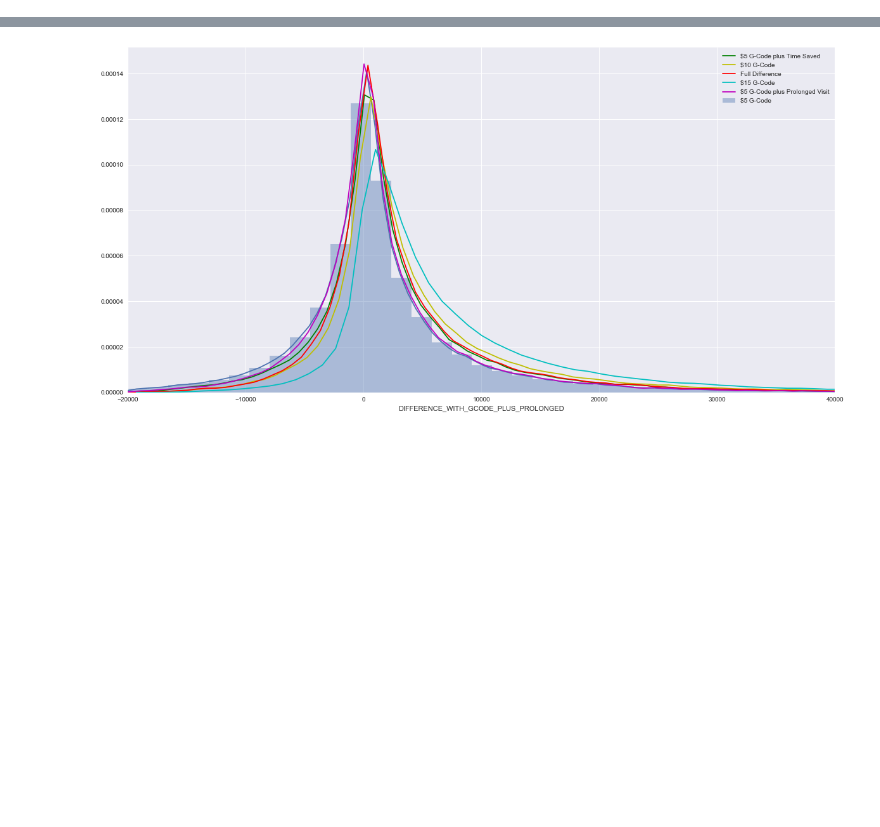
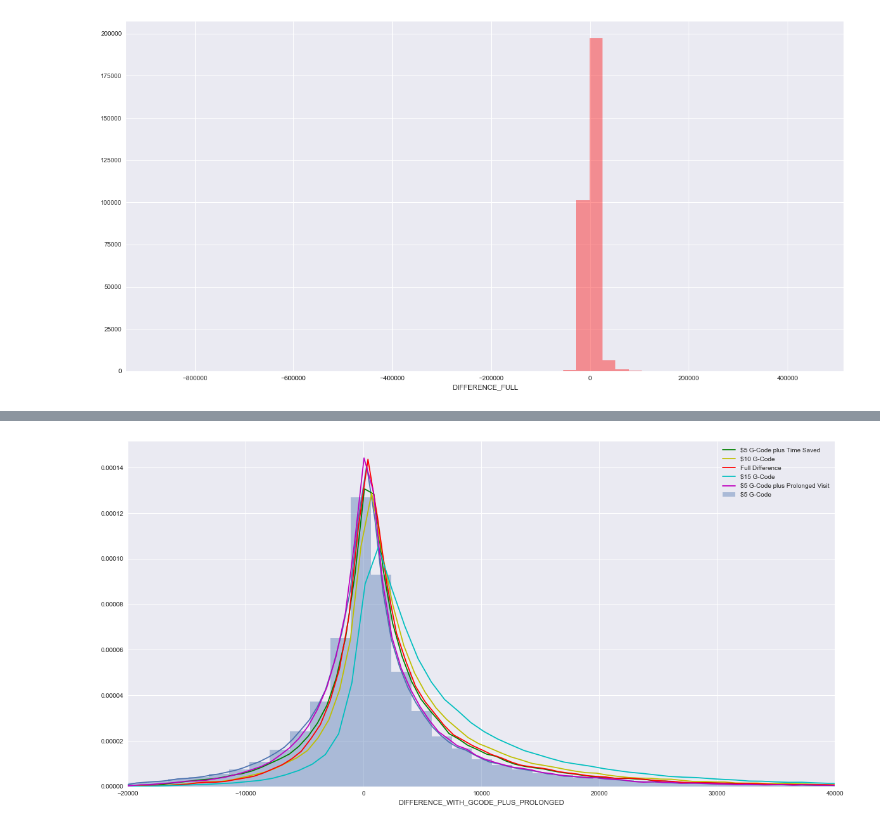
Before and after one commit to waldren/medicare-payment-modeling, a Jupyter notebook: partb/Model Analysis.ipynb, the cells around one changed output, grey strips where cells are left out. Cells and saved outputs as stored; diff of their text form; code cells hidden in the pictures; blank space fills up the shorter version.

```diff
--- a/partb/Model Analysis.ipynb
+++ b/partb/Model Analysis.ipynb
@@ -24,2 +24,8 @@ df_merge.head()
 # %%
 df_merge['DIFFERENCE_FULL'] = df_merge['PROPOSED_RATE_FULL'] - df_merge['CURRENT_RATE']
+# %%
+fig, ax = plt.subplots(figsize=(20,10))
+#plt.xlim(-20000, 40000)
+sns.distplot(df_merge['DIFFERENCE_FULL'], color = 'r', hist=True,kde=False, label='Full Difference');
+# %% [output]
+[figure, added]
```
Also changed, not shown: parts of 5 cells of this notebook, 1 other file.
